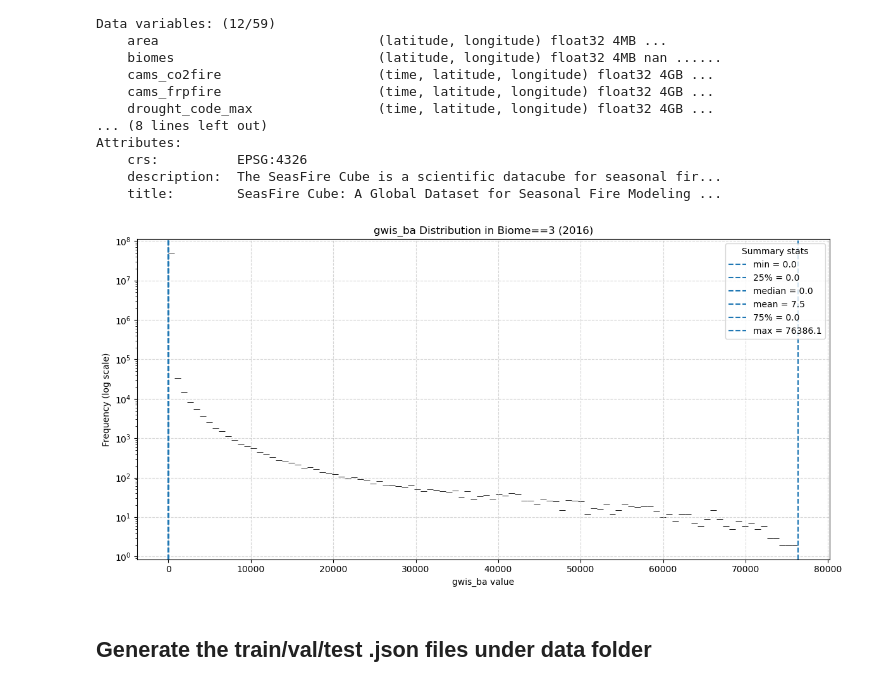
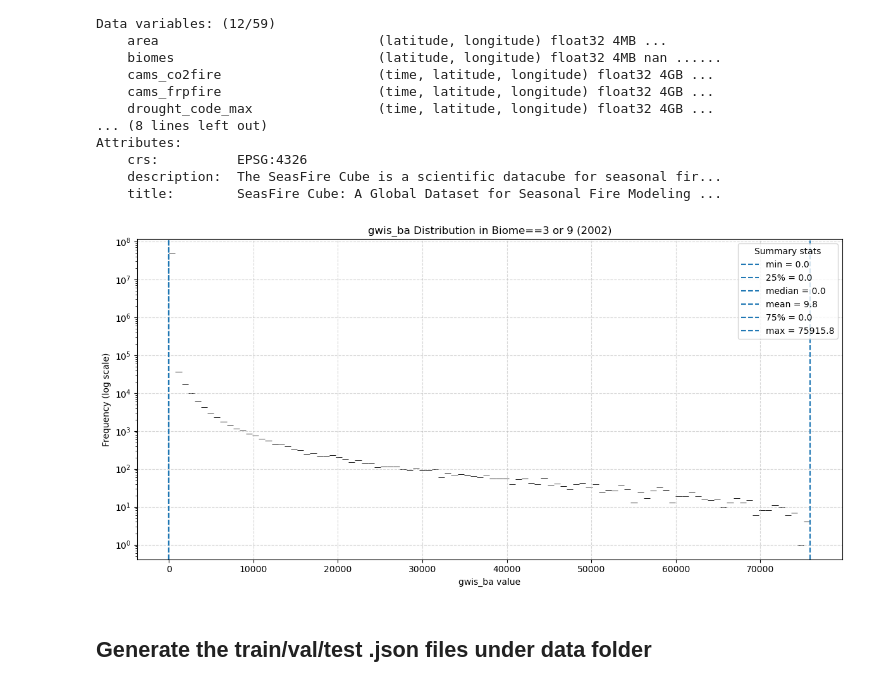
Before and after one commit to youyouh511/11785_IDL_S25_Final-Project, a Jupyter notebook: restricted_sampling.ipynb, the cells around one changed output. Cells and saved outputs as stored; diff of their text form; code cells hidden in the pictures.

```diff
--- a/restricted_sampling.ipynb
+++ b/restricted_sampling.ipynb
@@ -247,8 +247,8 @@ plt.show()
 # %% [output]
 [figure]
 # %%
-# 1) Build a mask (1 where biome==3, NaN elsewhere)
-mask3 = (dataset.biomes == 3).astype(float).where(dataset.biomes == 3)
+# 1) Build a mask (1 where biome==3 | 9, NaN elsewhere)
+mask39 = ((dataset.biomes == 3) | (dataset.biomes == 9)).astype(float).where((dataset.biomes == 3) | (dataset.biomes == 9))
 
 # 2) Define your bounds in human form…
 lat_bounds = ['25N', '75N']
@@ -270,14 +270,14 @@ lon_idx = lat_lon_to_index(
 
 # 4) Extract the [t=0] subcube:
 subset = select_spatio_temporal_data(
-    data        = mask3,
+    data        = mask39,
     time_start  = 0,
     time_length = 1,
     latitude    = (lat_idx[0], lat_idx[1]),
     longitude   = (lon_idx[0], lon_idx[1])
 )
 
-subset = select_spatio_temporal_data(mask3, 763, 1, latitude=tuple(lat_idx), longitude=tuple(lon_idx))
+subset = select_spatio_temporal_data(mask39, 763, 1, latitude=tuple(lat_idx), longitude=tuple(lon_idx))
 
 # 5) Plot:
 plt.figure(figsize=(12, 6))
@@ -288,7 +288,7 @@ sns.heatmap(
     xticklabels=False,
     yticklabels=False
 )
-plt.title(f"Biome == 3 cropped to lat {lat_bounds} & lon {lon_bounds}")
+plt.title(f"Biome == 3 | 9 cropped to lat {lat_bounds} & lon {lon_bounds}")
 plt.show()
 
 # # 6) Plot 2 ???:
@@ -327,12 +327,12 @@ Attributes:
     title:        SeasFire Cube: A Global Dataset for Seasonal Fire Modeling ...
 # %%
 # Burn area distribution (sample: biomes==3, 2016)
-year = 2016
+year = 2002
 gwis = dataset['gwis_ba'].sel(time=slice(f'{year}-01-01', f'{year}-12-31'))
 
 # Apply the spatial mask across all timesteps
 #    -> shape becomes (time, lat, lon) but only with biome==3 locations kept
-gwis3 = gwis.where(mask3)
+gwis3 = gwis.where(mask39)
 
 # Flatten to 1D and drop the NaNs
 flat = gwis3.values.ravel()
@@ -348,35 +348,35 @@ stats = {
     'max':   np.max(flat),
 }
 
 
 # Plot histogram
 fig, ax = plt.subplots(figsize=(12,6))
 sns.histplot(
     flat,
     bins=100,
     stat='count',
     log_scale=(False, True),
     ax=ax,
     color='lightgray'
 )
 
 # Overlay lines + annotate
 ylim = ax.get_ylim()[1]
 for name, val in stats.items():
     ax.axvline(val, linestyle='--', label=f"{name} = {val:.1f}")
 
 # Place a legend outside
 ax.legend(loc='upper right', title='Summary stats')
 
 # 5) Final touches
-ax.set_title(f"gwis_ba Distribution in Biome==3 ({year})")
+ax.set_title(f"gwis_ba Distribution in Biome==3 or 9 ({year})")
 ax.set_xlabel("gwis_ba value")
 ax.set_ylabel("Frequency (log scale)")
 ax.grid(True, linestyle='--', alpha=0.5)
 plt.tight_layout()
 plt.show()
 # %% [output]
-[figure, old version]
+[figure, new version]
 # %% [markdown]
 ## Generate the train/val/test .json files under data folder
 # %% [markdown]
```
Also changed, not shown: parts of 1 cell of this notebook, 12 other files.
